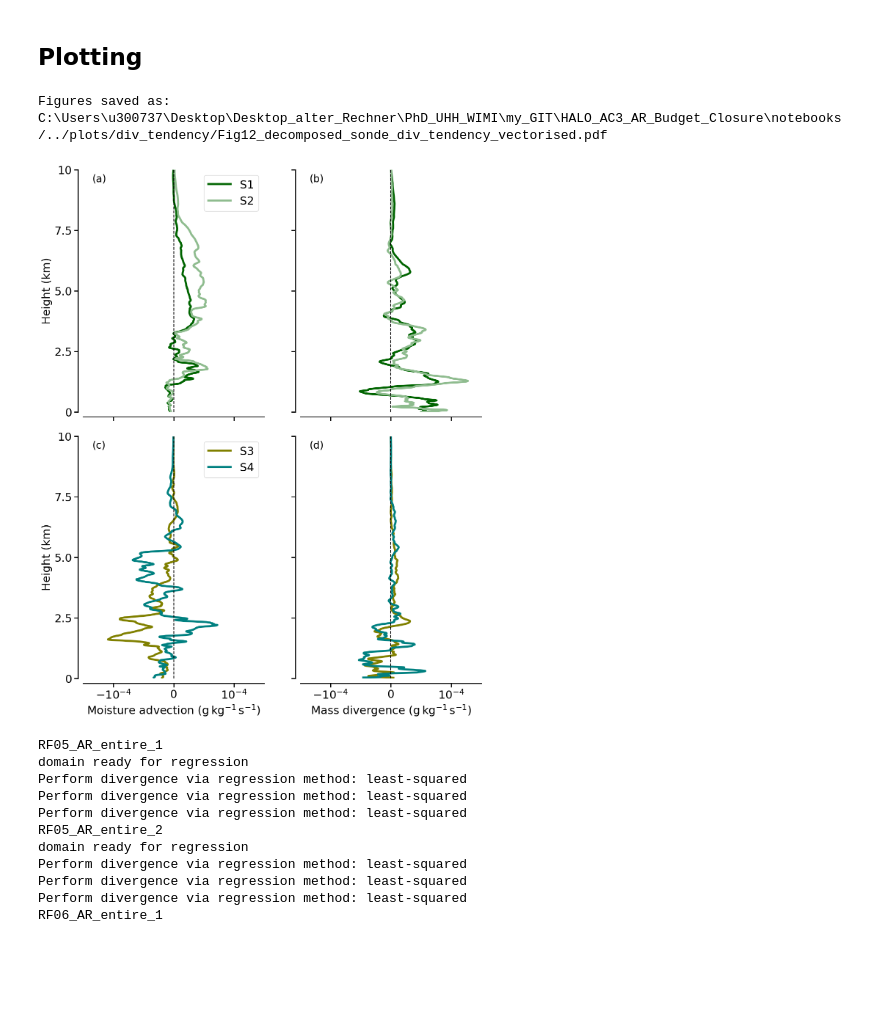
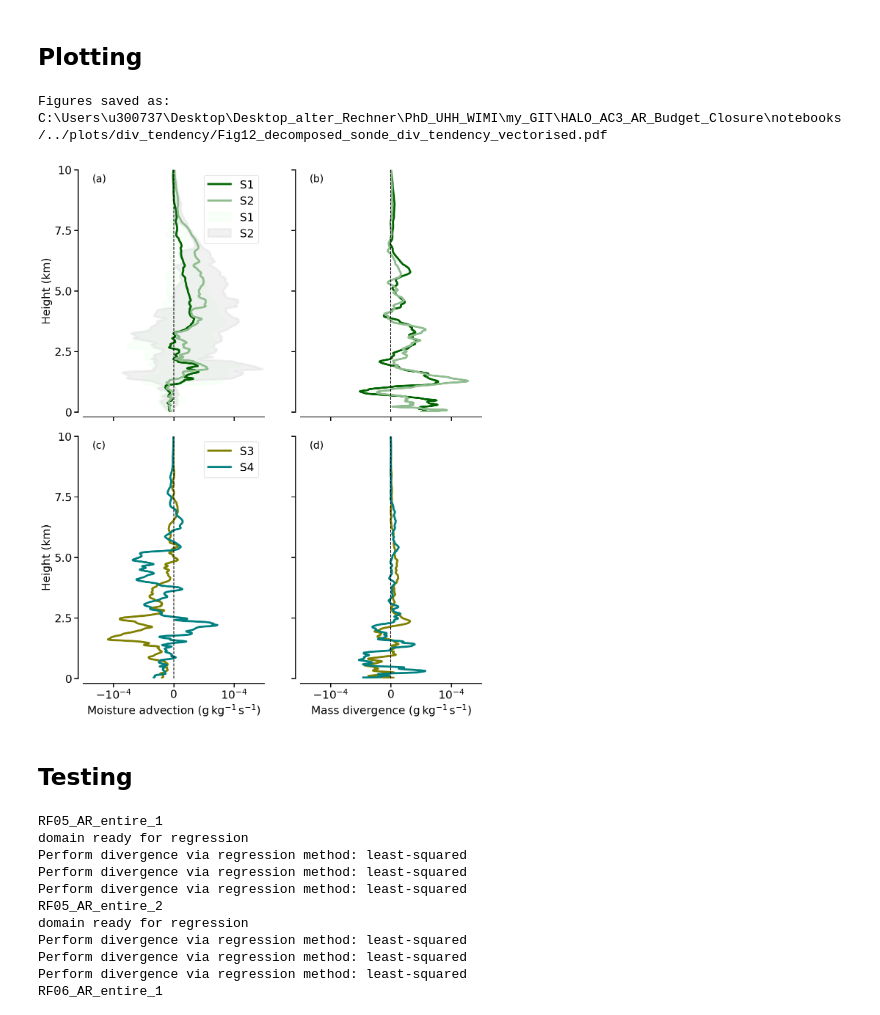
Before and after one commit to hdorff94/HALO_AC3_AR_Budget_Closure, a Jupyter notebook: notebooks/temporal_evolution_budget_components.ipynb, the cells around one changed output. Drawn from its saved outputs; the diff is of its cells as text; code cells hidden in the pictures; blank space fills up the shorter version.

Commit message:
Minor changes in single budget components. Label changes in AR maps, Budget Comp tendency plots updated

```diff
--- a/notebooks/temporal_evolution_budget_components.ipynb
+++ b/notebooks/temporal_evolution_budget_components.ipynb
@@ -693,7 +444,10 @@ interp_vars_df_in,interp_vars_df_out=get_sector_relevant_interpolated_sonde_prof
 # %% [markdown]
 ## Plotting
 # %%
-plot_decomposed_divergence_sector_tendency(sector_colors,leg_list,tendency_nabla_ivt,Dropsondes_dict,scalar_based_div)
+plot_decomposed_divergence_sector_tendency(sector_colors,leg_list,tendency_nabla_ivt,
+                                           Dropsondes_dict,unc_sector_colors=unc_sector_colors,with_uncertainties=True)
 # %% [output]
 Figures saved as: C:\Users\u300737\Desktop\Desktop_alter_Rechner\PhD_UHH_WIMI\my_GIT\HALO_AC3_AR_Budget_Closure\notebooks/../plots/div_tendency/Fig12_decomposed_sonde_div_tendency_vectorised.pdf
-[figure, old version]
+[figure, new version]
+# %% [markdown]
+## Testing
```
Also changed, not shown: parts of 3 cells of this notebook, 26 other files.
